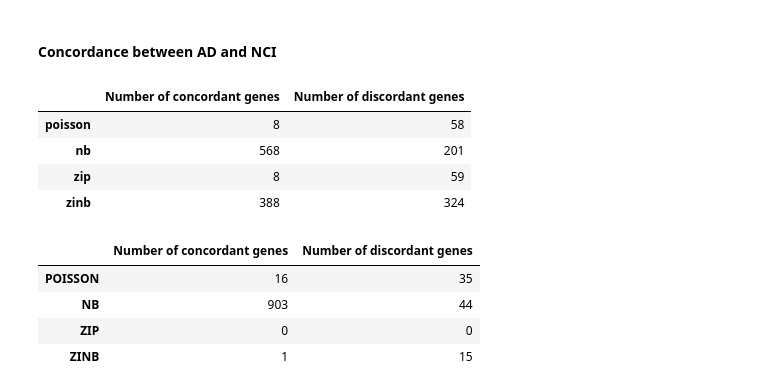
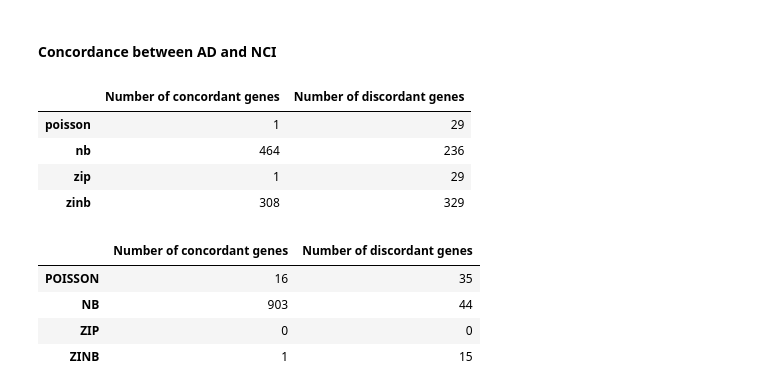
Before and after one commit to Translational-HDPM/T-HDPM_uncertainty_analysis, a Jupyter notebook: notebooks/distribution_based_sampling_concordance_analysis.ipynb, the cells around one changed output. Saved outputs shown, nothing was run; the diff lists cells and outputs as text; code cells hidden in the pictures.

```diff
--- a/notebooks/distribution_based_sampling_concordance_analysis.ipynb
+++ b/notebooks/distribution_based_sampling_concordance_analysis.ipynb
@@ -270,19 +273,20 @@ Text(0.5, 1.0, 'Best fit distributions according to Kolmogorov-Smirnov test stat
 # %%
 discrete_dist_wise_concordance = pd.DataFrame(index=["poisson", "nb", "zip", "zinb"], columns=["Number of concordant genes", "Number of discordant genes"])
 for dist in discrete_dist_wise_concordance.index:
     col = f"{dist}_p_val"
-    ad_filt = (discrete_dist_fitting_results_ad[col] >= 0.05)
-    nci_filt = (discrete_dist_fitting_results_nci[col] >= 0.05)
+    p_val_cutoff = 0.1
+    ad_filt = (discrete_dist_fitting_results_ad[col] >= p_val_cutoff)
+    nci_filt = (discrete_dist_fitting_results_nci[col] >= p_val_cutoff)
     ad_genes, nci_genes = set(ad_filt[ad_filt].index), set(nci_filt[nci_filt].index)
     discrete_dist_wise_concordance.loc[dist, "Number of concordant genes"] = len(ad_genes.intersection(nci_genes))
     discrete_dist_wise_concordance.loc[dist, "Number of discordant genes"] = len((ad_genes - nci_genes).union(nci_genes - ad_genes))
 discrete_dist_wise_concordance
 # %% [output]
 |  | Number of concordant genes | Number of discordant genes |
-| poisson | 8 | 58 |
-| nb | 568 | 201 |
-| zip | 8 | 59 |
-| zinb | 388 | 324 |
+| poisson | 1 | 29 |
+| nb | 464 | 236 |
+| zip | 1 | 29 |
+| zinb | 308 | 329 |
 # %%
 discrete_dist_wise_concordance = pd.DataFrame(index=["POISSON", "NB", "ZIP", "ZINB"], columns=["Number of concordant genes", "Number of discordant genes"])
 for dist in ["POISSON", "NB", "ZIP", "ZINB"]:
```
Also changed, not shown: parts of 19 cells of this notebook.
